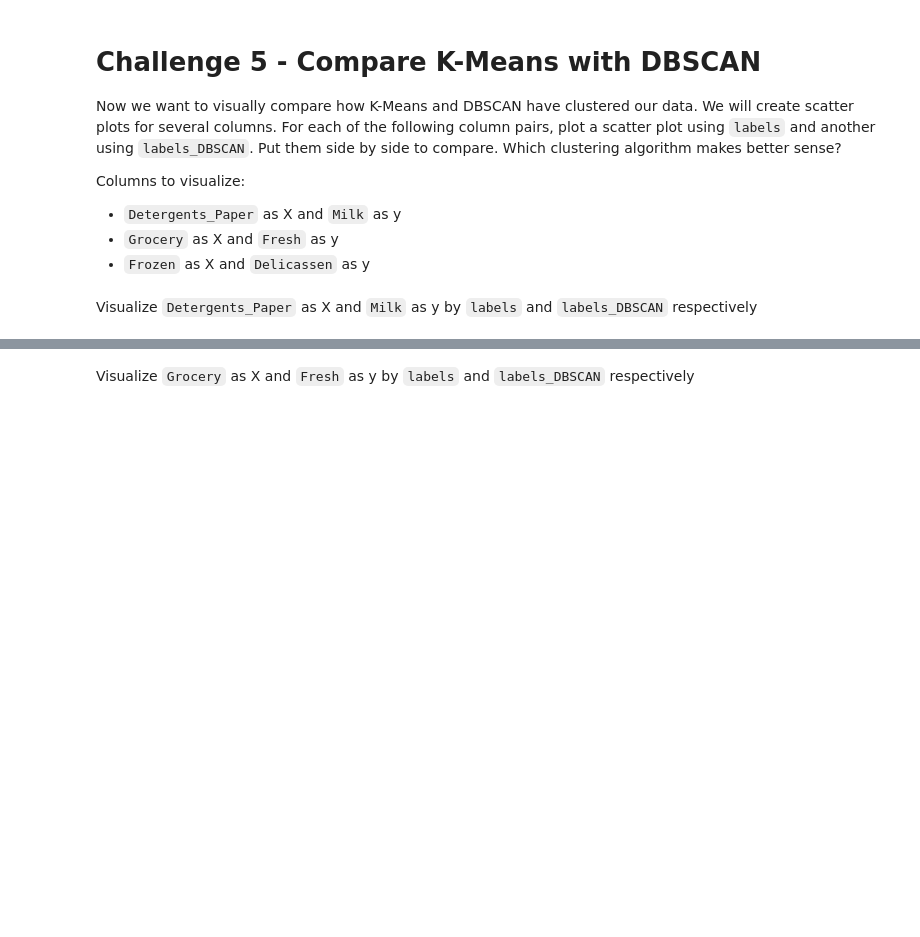
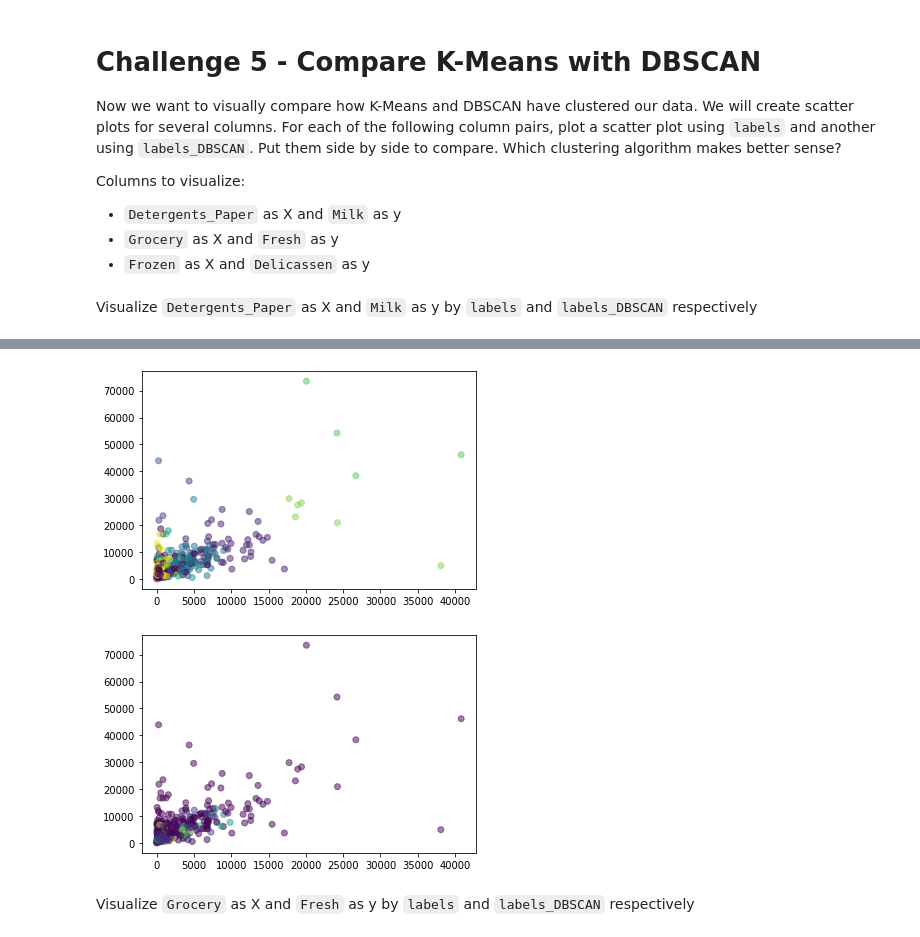
Before and after one commit to marinapm90/data-labs, a Jupyter notebook: module-3/lab-unsupervised-learning/your-code/main.ipynb, the cells around one changed output, grey strips where cells are left out. Drawn from its saved outputs; the diff is of its cells as text; code cells hidden in the pictures; blank space fills up the shorter version.

```diff
--- a/module-3/lab-unsupervised-learning/your-code/main.ipynb
+++ b/module-3/lab-unsupervised-learning/your-code/main.ipynb
@@ -137,3 +172,10 @@ Now let's cluster the data with K-Means first. Initiate the K-Means model, then
+# %%
+# Your code here:
+
+from sklearn.cluster import KMeans
+
+kmeans = KMeans(n_clusters=12, random_state=0).fit(customers_scale)
+customers['labels']= kmeans.labels_
 # %% [markdown]
 Count the values in `labels`.
 # %%
@@ -147,3 +202,9 @@ Now let's cluster the data using DBSCAN. Use `DBSCAN(eps=0.5)` to initiate the m
+# %%
+# Your code here
+from sklearn.cluster import DBSCAN
+
+clustering = DBSCAN(eps=0.5, min_samples=2).fit(customers_scale)
+customers['labels_DBSCAN'] = clustering.labels_
 # %% [markdown]
 Count the values in `labels_DBSCAN`.
 # %%
@@ -165,2 +252,15 @@ Visualize `Detergents_Paper` as X and `Milk` as y by `labels` and `labels_DBSCAN
+# %%
+# Your code here:
+
+# customers.plot.scatter(x='Detergents_Paper',y='Milk', c='DarkBlue')
+
+plt.scatter(customers['Detergents_Paper'], customers['Milk'], c=customers.labels, alpha=0.5)
+plt.show()
+
+plt.scatter(customers['Detergents_Paper'], customers['Milk'], c=customers.labels_DBSCAN, alpha=0.5)
+plt.show()
+# %% [output]
+[figure, added]
+[figure, added]
 # %% [markdown]
 Visualize `Grocery` as X and `Fresh` as y by `labels` and `labels_DBSCAN` respectively
```
Also changed, not shown: parts of 18 cells of this notebook.
